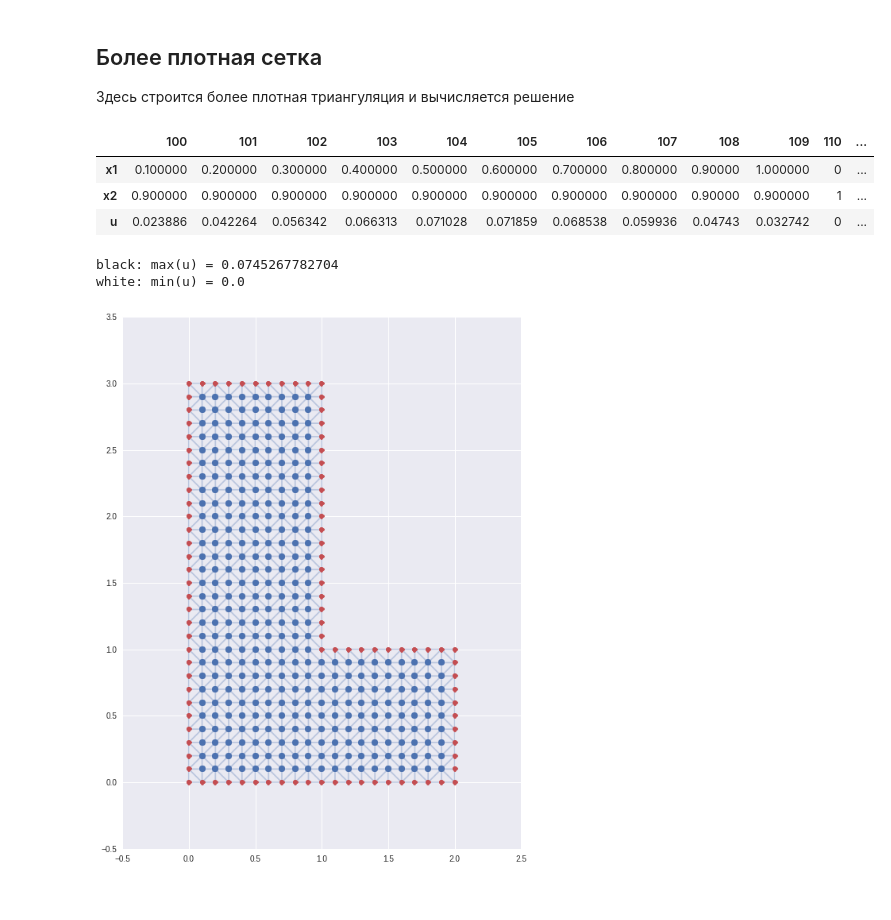
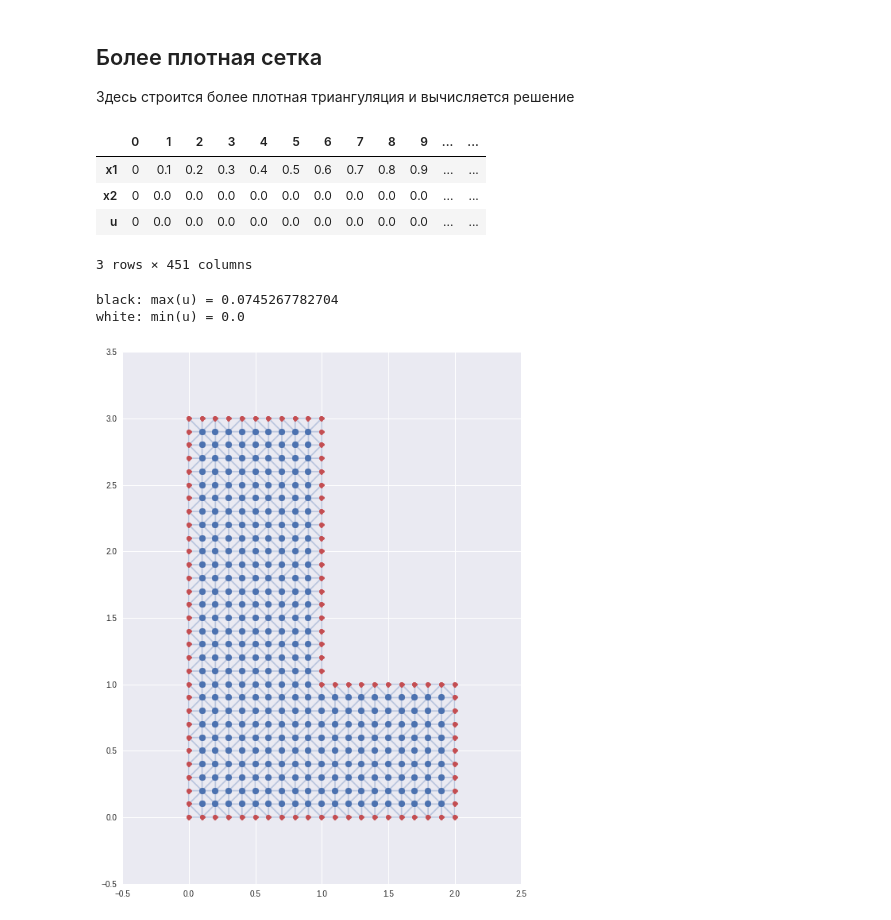
Before and after one commit to nikolaims/appmath-practice-2015, a Jupyter notebook: 11-fem.ipynb, the cells around one changed output. Drawn from its saved outputs; the diff is of its cells as text; code cells hidden in the pictures.

```diff
--- a/11-fem.ipynb
+++ b/11-fem.ipynb
@@ -142,18 +138,19 @@ white: min(u) = 0.0
 # %%
 h = 0.1
 det = h**2
 points, tri, inner_points, inner_points_index = make_tri(h)
 u = solve()
 udata = pd.DataFrame(data=np.array([points[:,0], points[:,1], u]), index=['x1', 'x2', 'u'])
-display(udata.iloc[:,100:115])
+display(udata)
 plot_tri()
 plot_solution()
 # %% [output]
-|  | 100 | 101 | 102 | 103 | 104 | 105 | 106 | 107 | 108 | 109 | 110 | ... |
-| x1 | 0.100000 | 0.200000 | 0.300000 | 0.400000 | 0.500000 | 0.600000 | 0.700000 | 0.800000 | 0.90000 | 1.000000 | 0 | ... |
-| x2 | 0.900000 | 0.900000 | 0.900000 | 0.900000 | 0.900000 | 0.900000 | 0.900000 | 0.900000 | 0.90000 | 0.900000 | 1 | ... |
-| u | 0.023886 | 0.042264 | 0.056342 | 0.066313 | 0.071028 | 0.071859 | 0.068538 | 0.059936 | 0.04743 | 0.032742 | 0 | ... |
+|  | 0 | 1 | 2 | 3 | 4 | 5 | 6 | 7 | 8 | 9 | ... | ... |
+| x1 | 0 | 0.1 | 0.2 | 0.3 | 0.4 | 0.5 | 0.6 | 0.7 | 0.8 | 0.9 | ... | ... |
+| x2 | 0 | 0.0 | 0.0 | 0.0 | 0.0 | 0.0 | 0.0 | 0.0 | 0.0 | 0.0 | ... | ... |
+| u | 0 | 0.0 | 0.0 | 0.0 | 0.0 | 0.0 | 0.0 | 0.0 | 0.0 | 0.0 | ... | ... |
-black: max(u) = 0.0745267782704
-white: min(u) = 0.0
+3 rows × 451 columns
+black: max(u) = 0.0745267782704
+white: min(u) = 0.0
 [figure]
 [figure]
```
Also changed, not shown: parts of 1 cell of this notebook.
